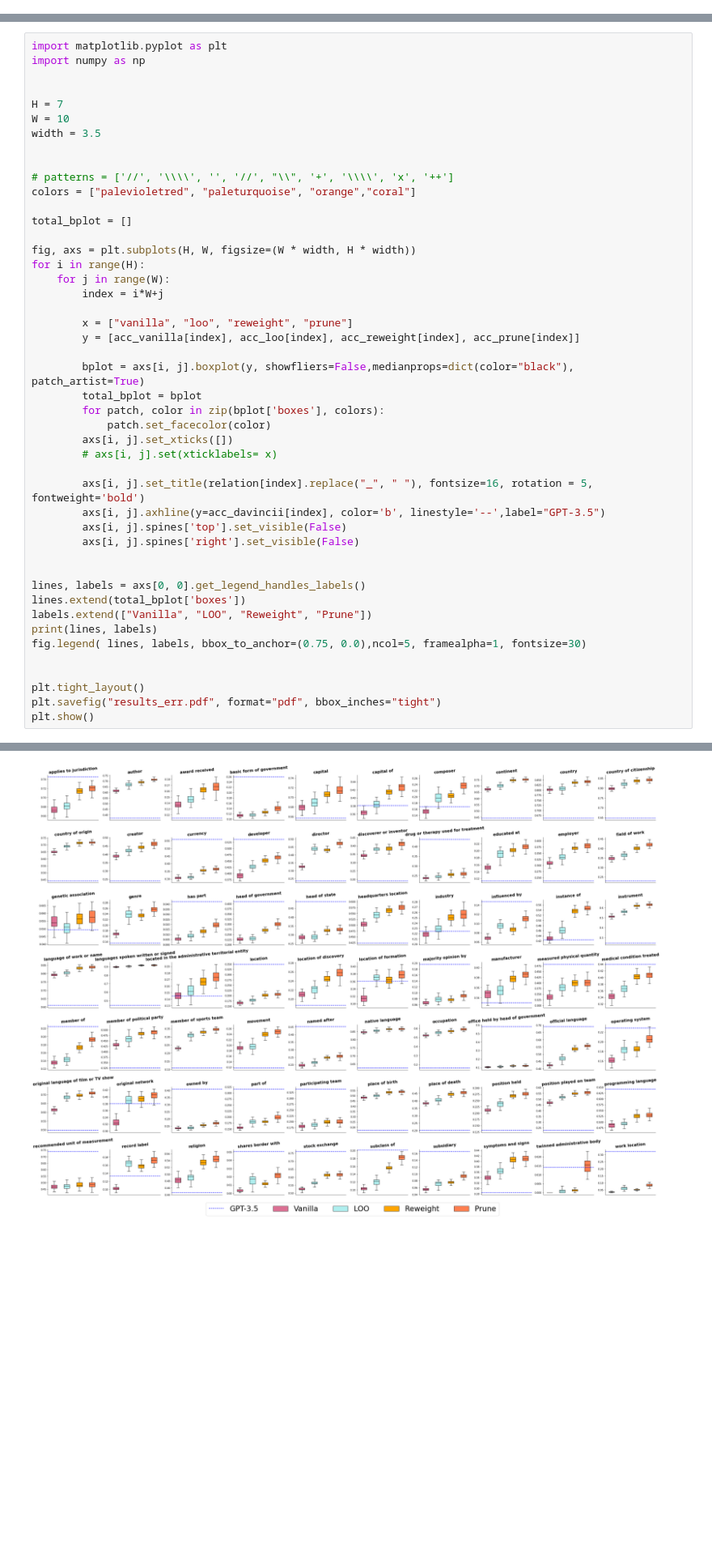
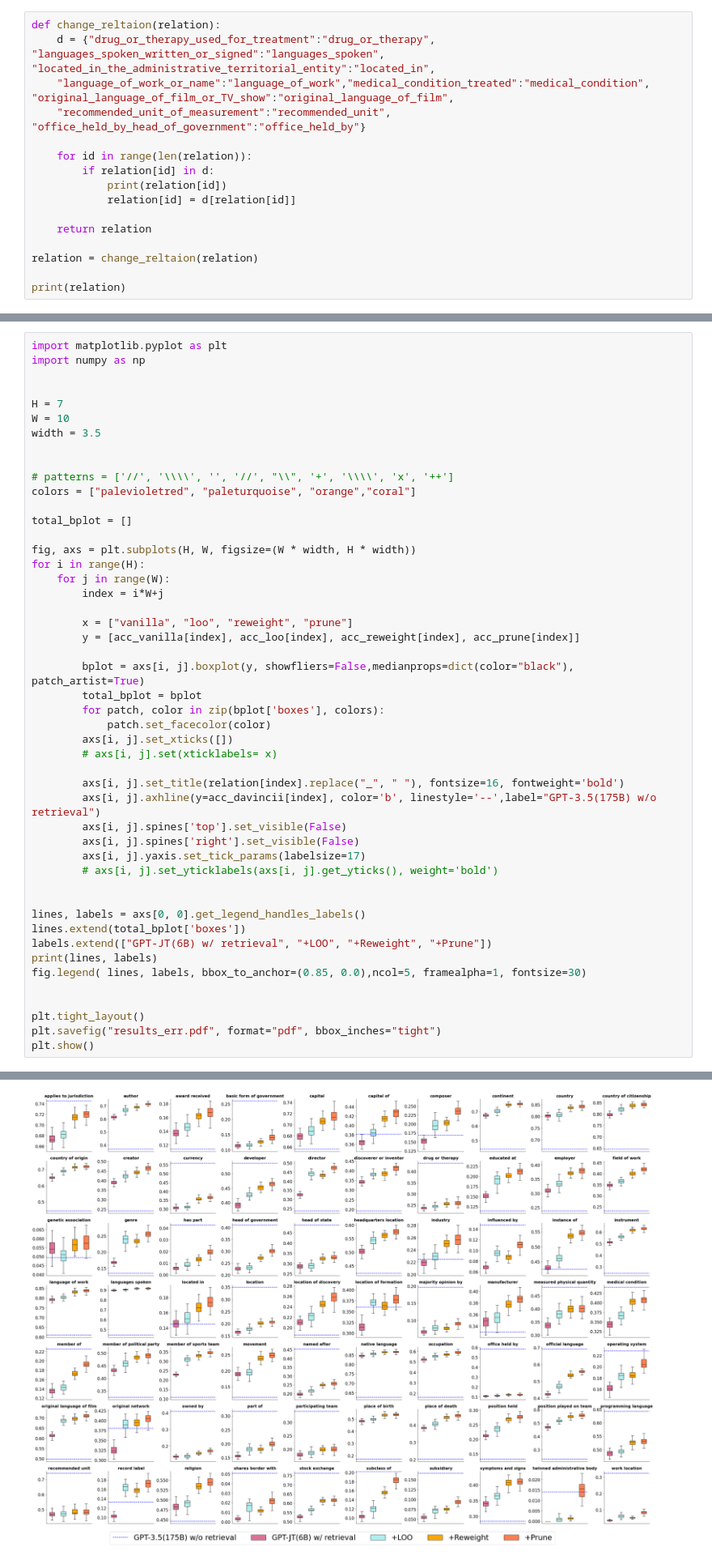
Before and after one commit to schelterlabs/retrieval_importance, a Jupyter notebook: plot/plot_err.ipynb, the cells around one changed output, grey strips where cells are left out. Shown at 81% size. Cells and saved outputs as stored; diff of their text form; blank space fills up the shorter version.

Commit message:
new plot figure file

```diff
--- a/plot/plot_err.ipynb
+++ b/plot/plot_err.ipynb
@@ -27,3 +27,19 @@ raw_result_df = pd.DataFrame(raw_result)
 num_relation = 70
 relation = raw_result_df["relation"][:num_relation].tolist()
 acc_davincii = raw_result_df["acc_davincii"][:num_relation].tolist()
+# %%
+def change_reltaion(relation):
+    d = {"drug_or_therapy_used_for_treatment":"drug_or_therapy", "languages_spoken_written_or_signed":"languages_spoken", "located_in_the_administrative_territorial_entity":"located_in",
+    "language_of_work_or_name":"language_of_work","medical_condition_treated":"medical_condition", "original_language_of_film_or_TV_show":"original_language_of_film",
+    "recommended_unit_of_measurement":"recommended_unit", "office_held_by_head_of_government":"office_held_by"}
+
+    for id in range(len(relation)):
+        if relation[id] in d:
+            print(relation[id])
+            relation[id] = d[relation[id]]
+
+    return relation
+
+relation = change_reltaion(relation)
+
+print(relation)
@@ -44,35 +70,37 @@ total_bplot = []
 
 fig, axs = plt.subplots(H, W, figsize=(W * width, H * width))
 for i in range(H):
     for j in range(W):
         index = i*W+j
 
         x = ["vanilla", "loo", "reweight", "prune"]
         y = [acc_vanilla[index], acc_loo[index], acc_reweight[index], acc_prune[index]]
 
         bplot = axs[i, j].boxplot(y, showfliers=False,medianprops=dict(color="black"), patch_artist=True)
         total_bplot = bplot
         for patch, color in zip(bplot['boxes'], colors):
             patch.set_facecolor(color)
         axs[i, j].set_xticks([])
         # axs[i, j].set(xticklabels= x)
 
-        axs[i, j].set_title(relation[index].replace("_", " "), fontsize=16, rotation = 5, fontweight='bold')
-        axs[i, j].axhline(y=acc_davincii[index], color='b', linestyle='--',label="GPT-3.5")
+        axs[i, j].set_title(relation[index].replace("_", " "), fontsize=16, fontweight='bold')
+        axs[i, j].axhline(y=acc_davincii[index], color='b', linestyle='--',label="GPT-3.5(175B) w/o retrieval")
         axs[i, j].spines['top'].set_visible(False)
         axs[i, j].spines['right'].set_visible(False)
+        axs[i, j].yaxis.set_tick_params(labelsize=17)
+        # axs[i, j].set_yticklabels(axs[i, j].get_yticks(), weight='bold')
 
 
 lines, labels = axs[0, 0].get_legend_handles_labels()
 lines.extend(total_bplot['boxes'])
-labels.extend(["Vanilla", "LOO", "Reweight", "Prune"])
+labels.extend(["GPT-JT(6B) w/ retrieval", "+LOO", "+Reweight", "+Prune"])
 print(lines, labels)
-fig.legend( lines, labels, bbox_to_anchor=(0.75, 0.0),ncol=5, framealpha=1, fontsize=30)
+fig.legend( lines, labels, bbox_to_anchor=(0.85, 0.0),ncol=5, framealpha=1, fontsize=30)
 
 
 plt.tight_layout()
 plt.savefig("results_err.pdf", format="pdf", bbox_inches="tight")
 plt.show()
 # %% [output]
 [<matplotlib.lines.Line2D object at 0x...>, <matplotlib.patches.PathPatch object at 0x...>, <matplotlib.patches.PathPatch object at 0x...>, <matplotlib.patches.PathPatch object at 0x...>, <matplotlib. ...
-[figure, old version]
+[figure, new version]
```
Also changed, not shown: parts of 1 cell of this notebook.
